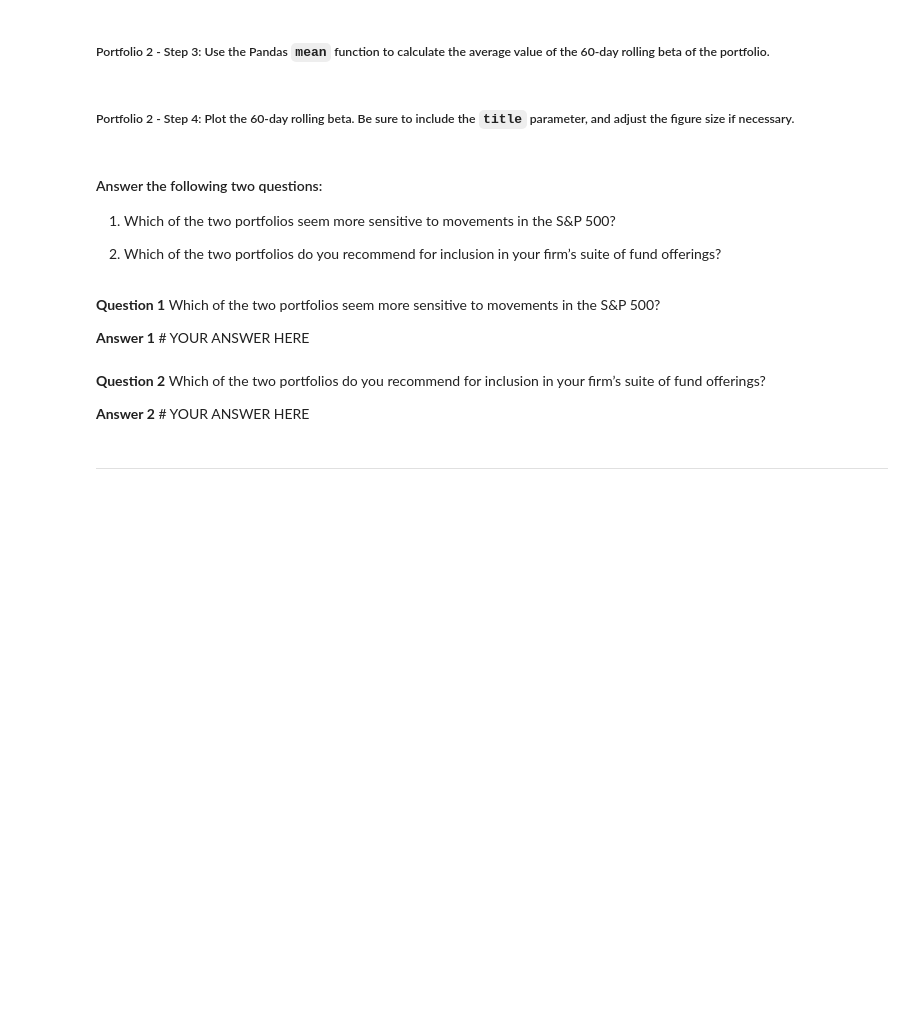
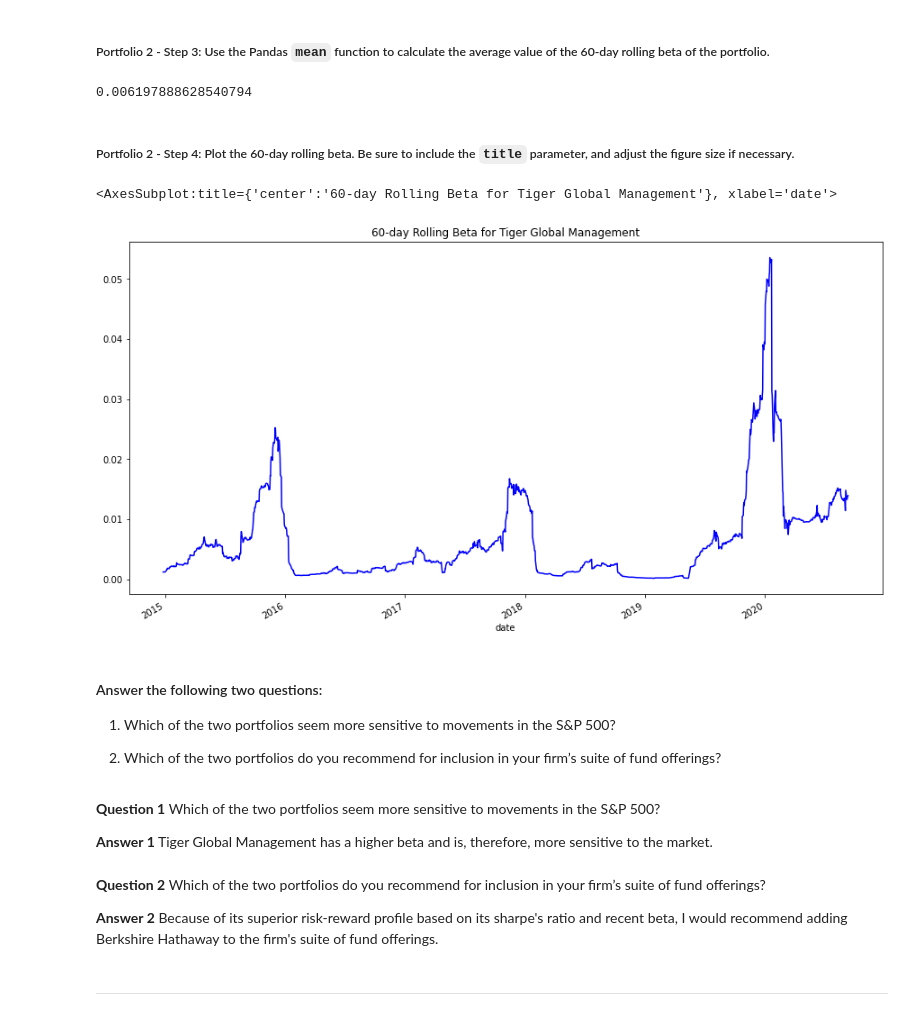
Before and after one commit to justcb/risk_return_analysis, a Jupyter notebook: risk_return_analysis.ipynb, the cells around one changed output. Drawn from its saved outputs; the diff is of its cells as text; code cells hidden in the pictures; blank space fills up the shorter version.

```diff
--- a/risk_return_analysis.ipynb
+++ b/risk_return_analysis.ipynb
@@ -398,3 +461,7 @@ Your analysis is nearing completion. Now, you need to evaluate how the portfolio
 # Calculate the covariance using a 60-day rolling window
 # Review the last five rows of the covariance data
 # YOUR CODE HERE
+covariance_tiger = whale_navs_df['TIGER GLOBAL MANAGEMENT LLC'].rolling(window=60).var().dropna()
+
+
+covariance_tiger.tail()
@@ -404,3 +479,6 @@ Your analysis is nearing completion. Now, you need to evaluate how the portfolio
 # Calculate the beta based on the 60-day rolling covariance compared to the market (S&P 500)
 # Review the last five rows of the beta information
 # YOUR CODE HERE
+beta_tiger = covariance_tiger / sp500_variance_60day
+
+beta_tiger.tail()
@@ -409,12 +495,22 @@ Your analysis is nearing completion. Now, you need to evaluate how the portfolio
 # %%
 # Calculate the average of the 60-day rolling beta
 # YOUR CODE HERE
+
+beta_tiger_mean = beta_tiger.mean()
+
+beta_tiger_mean
+# %% [output]
+0.006197888628540794
 # %% [markdown]
 ##### Portfolio 2 - Step 4: Plot the 60-day rolling beta. Be sure to include the `title` parameter, and adjust the figure size if necessary.
 # %%
 # Plot the rolling beta
 # Include a title parameter and adjust the figure size
 # YOUR CODE HERE
+beta_tiger.plot(figsize=(15, 8), title="60-day Rolling Beta for Tiger Global Management", color="blue")
+# %% [output]
+<AxesSubplot:title={'center':'60-day Rolling Beta for Tiger Global Management'}, xlabel='date'>
+[figure, added]
 # %% [markdown]
 #### Answer the following two questions:
 
@@ -424,10 +520,10 @@ Your analysis is nearing completion. Now, you need to evaluate how the portfolio
 # %% [markdown]
 **Question 1** Which of the two portfolios seem more sensitive to movements in the S&P 500?
 
-**Answer 1** # YOUR ANSWER HERE
+**Answer 1** Tiger Global Management has a higher beta and is, therefore, more sensitive to the market.
 # %% [markdown]
 **Question 2** Which of the two portfolios do you recommend for inclusion in your firm’s suite of fund offerings?
 
-**Answer 2** # YOUR ANSWER HERE
+**Answer 2** Because of its superior risk-reward profile based on its sharpe's ratio and recent beta, I would recommend adding Berkshire Hathaway to the firm's suite of fund offerings.
 # %% [markdown]
 ---
```
Also changed, not shown: parts of 12 cells of this notebook, 13 other files.
